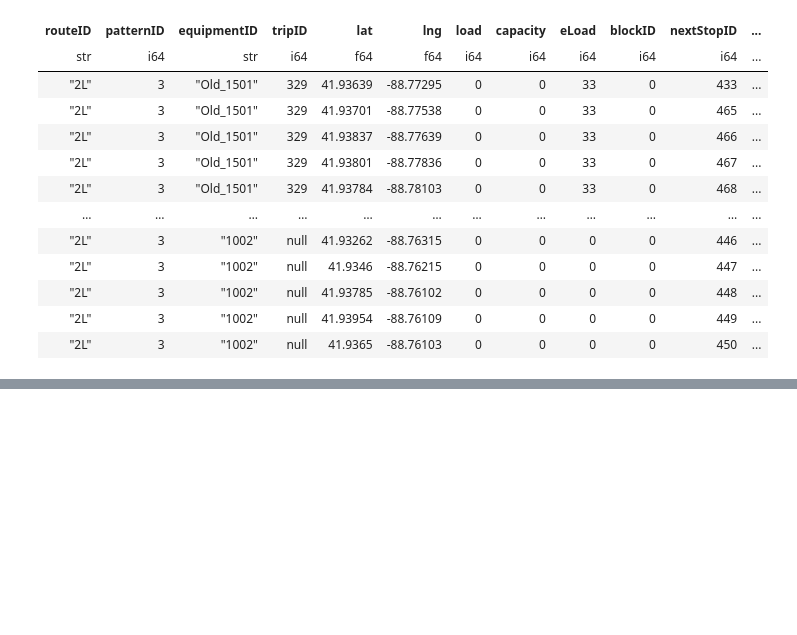
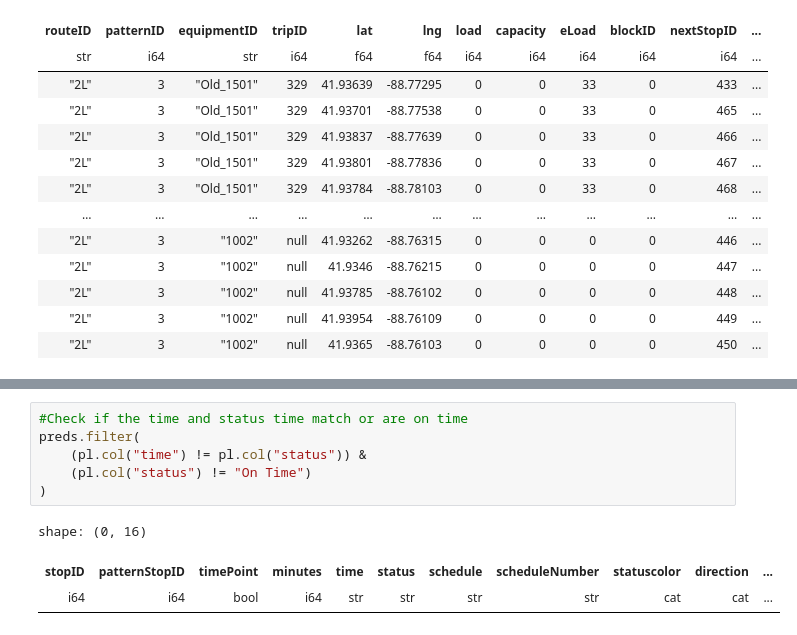
Before and after one commit to shaivilp/Research-Rookies, a Jupyter notebook: data_visualization/predictions.ipynb, the cells around one changed output, grey strips where cells are left out. Saved outputs shown, nothing was run; the diff lists cells and outputs as text; blank space fills up the shorter version.

```diff
--- a/data_visualization/predictions.ipynb
+++ b/data_visualization/predictions.ipynb
@@ -249,0 +305,10 @@ shape: (34_826, 16)
+# %%
+#Check if the time and status time match or are on time
+preds.filter(
+    (pl.col("time") != pl.col("status")) &
+    (pl.col("status") != "On Time")
+)
+# %% [output]
+shape: (0, 16)
+| stopID | patternStopID | timePoint | minutes | time | status | schedule | scheduleNumber | statuscolor | direction | ... |
+| i64 | i64 | bool | i64 | str | str | str | str | cat | cat | ... |
```
Also changed, not shown: parts of 5 cells of this notebook.
